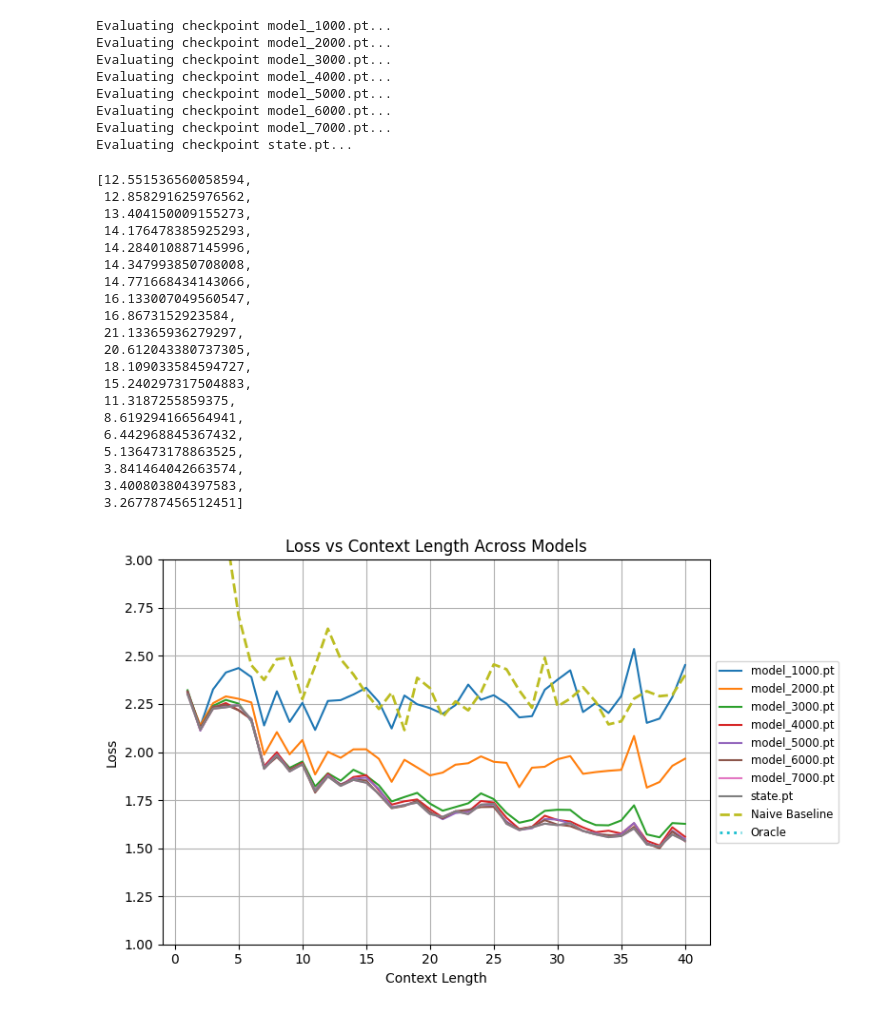
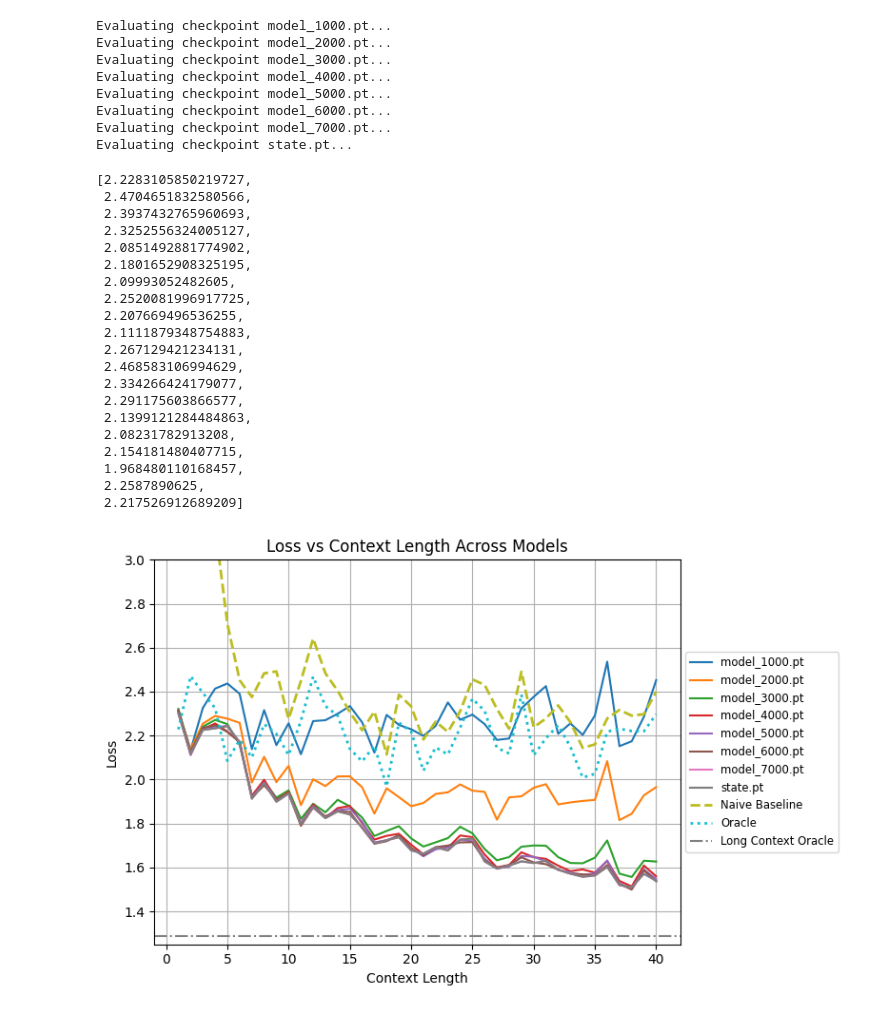
Before and after one commit to Logo96/in-context-learning-GLM, a Jupyter notebook: src/easy_eval.ipynb, the cells around one changed output. Cells and saved outputs as stored; diff of their text form; code cells hidden in the pictures.

```diff
--- a/src/easy_eval.ipynb
+++ b/src/easy_eval.ipynb
@@ -70,9 +70,9 @@ import torch
 from torch.nn import PoissonNLLLoss
 from tqdm import tqdm
 
-def evaluate_oracle(xs_all, ys_all, lr, max_steps, tol):
+def evaluate_oracle(xs_all, ys_all, lr, max_steps, tol, scale=0.32):
     n_tasks, n_points, d = xs_all.shape
-    loss_fn = PoissonNLLLoss(log_input=True ,full=True, reduction="mean")
+    loss_fn = PoissonNLLLoss(log_input=True, full=True, reduction="mean")
     loss_fn_no_reduce = PoissonNLLLoss(log_input=True, full=True, reduction="none")
     all_losses = []
 
@@ -91,8 +91,10 @@ def evaluate_oracle(xs_all, ys_all, lr, max_steps, tol):
 
         for step in range(1, max_steps + 1):
             logits = (xs_train @ w_hat).squeeze(-1).clamp(max=4)
-            pred = torch.exp(logits)
+            # pred = torch.exp(logits)
+            pred = logits
             loss = loss_fn(pred, ys_train)
+
             if abs(prev - loss.item()) < tol:
                 converged = True
                 break
@@ -106,7 +108,8 @@ def evaluate_oracle(xs_all, ys_all, lr, max_steps, tol):
 
         with torch.no_grad():
             logits_test = (xs_test @ w_hat).squeeze(-1).clamp(max=4)
-            pred_test = torch.exp(logits_test)
+            # pred_test = torch.exp(logits_test)
+            pred_test = logits_test
             loss = loss_fn_no_reduce(pred_test, ys_test)
             avg_loss = loss.mean().item()
             all_losses.append(avg_loss)
@@ -183,51 +249,54 @@ naive_losses = evaluate_naive(ys_all)
 # %%
 oracle_losses[:20]
 # %% [output]
-[12.551536560058594,
- 12.858291625976562,
- 13.404150009155273,
- 14.176478385925293,
- 14.284010887145996,
- 14.347993850708008,
- 14.771668434143066,
- 16.133007049560547,
- 16.8673152923584,
- 21.13365936279297,
- 20.612043380737305,
- 18.109033584594727,
- 15.240297317504883,
- 11.3187255859375,
- 8.619294166564941,
- 6.442968845367432,
- 5.136473178863525,
- 3.841464042663574,
- 3.400803804397583,
- 3.267787456512451]
+[2.2283105850219727,
+ 2.4704651832580566,
+ 2.3937432765960693,
+ 2.3252556324005127,
+ 2.0851492881774902,
+ 2.1801652908325195,
+ 2.09993052482605,
+ 2.2520081996917725,
+ 2.207669496536255,
+ 2.1111879348754883,
+ 2.267129421234131,
+ 2.468583106994629,
+ 2.334266424179077,
+ 2.291175603866577,
+ 2.1399121284484863,
+ 2.08231782913208,
+ 2.154181480407715,
+ 1.968480110168457,
+ 2.2587890625,
+ 2.217526912689209]
 # %%
 import matplotlib.pyplot as plt
 top = 3
-bottom = 1
+bottom = 1.25
 
 plt.figure(figsize=(8, 5))
 plt.ylim(top=top, bottom=bottom)
 
 # Plot the original model losses
 for name, values in losses:
     x = list(range(1, len(values) + 1))  # Shifted context length
     plt.plot(x, values, label=name)
 
 # Add naive and oracle baselines
 x = list(range(1, len(naive_losses) + 1))  # context lengths = 1 to n-1
 plt.plot(x, naive_losses, label="Naive Baseline", linestyle="--", linewidth=2)
 plt.plot(x, oracle_losses, label="Oracle", linestyle=":", linewidth=2)
 
+plt.axhline(y=long_context_oracle, color='gray', linestyle='-.', linewidth=1.5, label='Long Context Oracle')
+
+
 # Final formatting
 plt.xlabel("Context Length")
 plt.ylabel("Loss")
 plt.title("Loss vs Context Length Across Models")
 plt.legend(loc="center left", bbox_to_anchor=(1, 0.5), fontsize="small")
 plt.grid(True)
 plt.tight_layout()
 plt.show()
 # %% [output]
-[figure, old version]
+[figure, new version]
```
Also changed, not shown: parts of 1 cell of this notebook.
